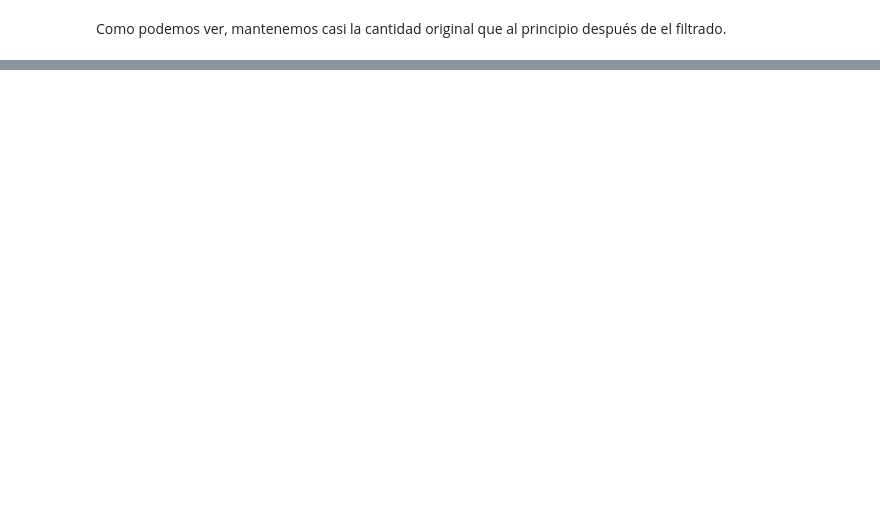
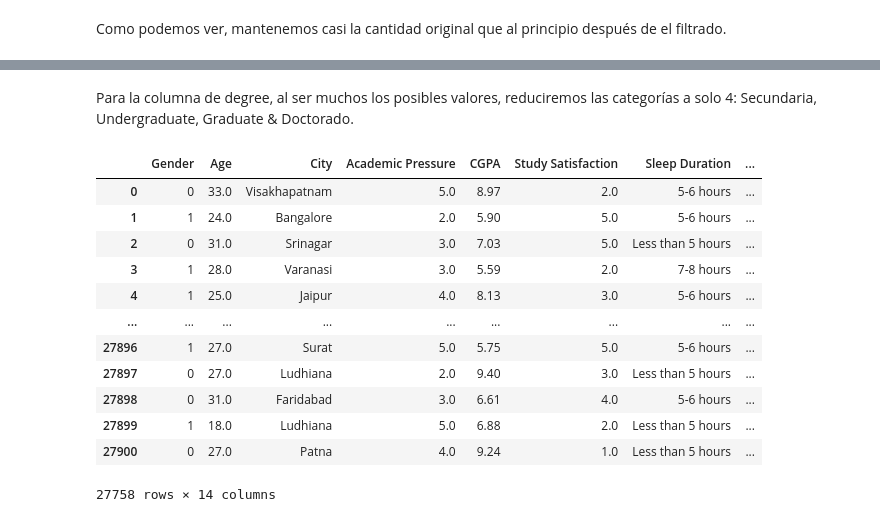
Before and after one commit to denisevaldivia/Depression_Classification, a Jupyter notebook: notebooks/02_data_wrangling.ipynb, the cells around one changed output, grey strips where cells are left out. Saved outputs shown, nothing was run; the diff lists cells and outputs as text; code cells hidden in the pictures; blank space fills up the shorter version.

```diff
--- a/notebooks/02_data_wrangling.ipynb
+++ b/notebooks/02_data_wrangling.ipynb
@@ -202,0 +304,31 @@ Como podemos ver, mantenemos casi la cantidad original que al principio después
+# %% [markdown]
+Para la columna de degree, al ser muchos los posibles valores, reduciremos las categorías a solo 4: Secundaria, Undergraduate, Graduate & Doctorado.
+# %%
+# Mapear los valores
+degree = {
+    "Class 12": "Secondary",
+    "B.Pharm": "Undergraduate", "BSc": "Undergraduate", "BA": "Undergraduate", "BCA": "Undergraduate",
+    "B.Ed": "Undergraduate", "LLB": "Undergraduate", "BE": "Undergraduate", "BHM": "Undergraduate",
+    "B.Com": "Undergraduate", "B.Arch": "Undergraduate", "B.Tech": "Undergraduate", "BBA": "Undergraduate",
+    "M.Tech": "Postgraduate", "M.Ed": "Postgraduate", "MSc": "Postgraduate", "M.Pharm": "Postgraduate",
+    "MCA": "Postgraduate", "MA": "Postgraduate", "MBA": "Postgraduate", "M.Com": "Postgraduate", "MHM": "Postgraduate",
+    "PhD": "Doctorate", "MD": "Doctorate", "MBBS": "Doctorate", "LLM": "Doctorate"
+}
+
+# Aplicar el mapeo
+df['Degree'] = df['Degree'].map(degree)
+df
+# %% [output]
+|  | Gender | Age | City | Academic Pressure | CGPA | Study Satisfaction | Sleep Duration | ... |
+| 0 | 0 | 33.0 | Visakhapatnam | 5.0 | 8.97 | 2.0 | 5-6 hours | ... |
+| 1 | 1 | 24.0 | Bangalore | 2.0 | 5.90 | 5.0 | 5-6 hours | ... |
+| 2 | 0 | 31.0 | Srinagar | 3.0 | 7.03 | 5.0 | Less than 5 hours | ... |
+| 3 | 1 | 28.0 | Varanasi | 3.0 | 5.59 | 2.0 | 7-8 hours | ... |
+| 4 | 1 | 25.0 | Jaipur | 4.0 | 8.13 | 3.0 | 5-6 hours | ... |
+| ... | ... | ... | ... | ... | ... | ... | ... | ... |
+| 27896 | 1 | 27.0 | Surat | 5.0 | 5.75 | 5.0 | 5-6 hours | ... |
+| 27897 | 0 | 27.0 | Ludhiana | 2.0 | 9.40 | 3.0 | Less than 5 hours | ... |
+| 27898 | 0 | 31.0 | Faridabad | 3.0 | 6.61 | 4.0 | 5-6 hours | ... |
+| 27899 | 1 | 18.0 | Ludhiana | 5.0 | 6.88 | 2.0 | Less than 5 hours | ... |
+| 27900 | 0 | 27.0 | Patna | 4.0 | 9.24 | 1.0 | Less than 5 hours | ... |
+27758 rows × 14 columns
```
Also changed, not shown: parts of 16 cells of this notebook, 4 other files.
